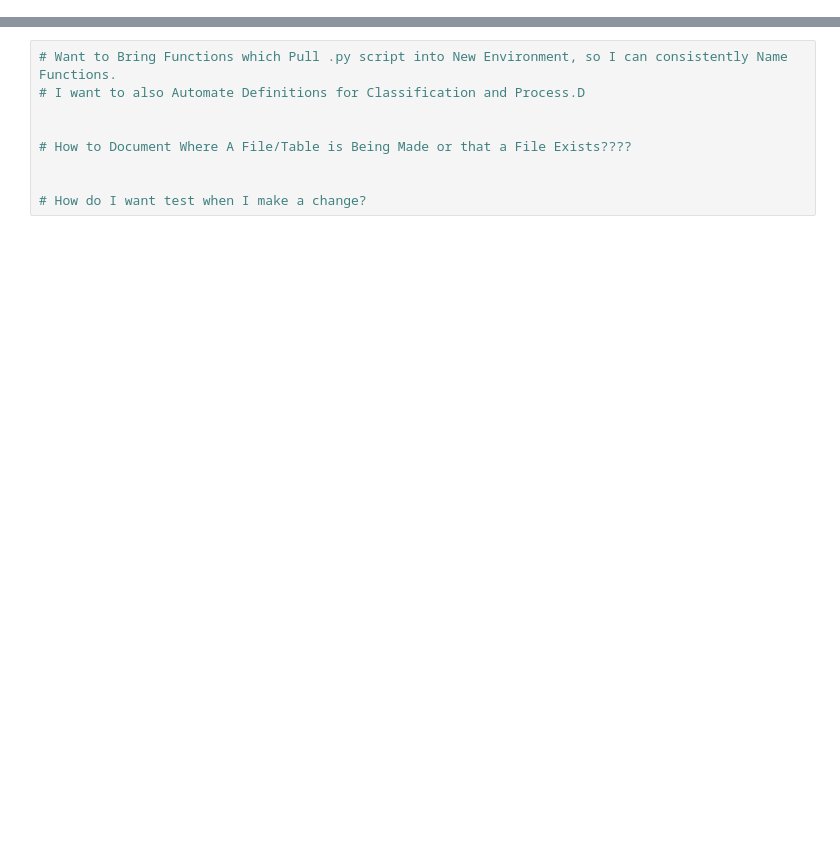
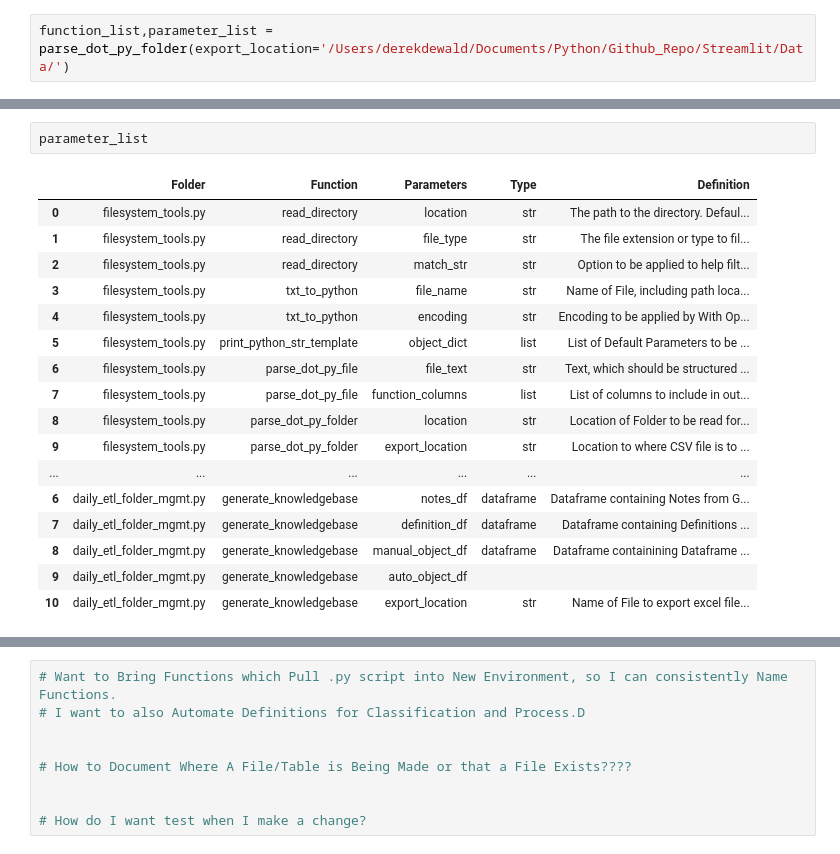
Before and after one commit to derek-dewald/Python_Tools, a Jupyter notebook: JupyterNotebooks/Delete.ipynb, the cells around one changed output, grey strips where cells are left out. Saved outputs shown, nothing was run; the diff lists cells and outputs as text; blank space fills up the shorter version.

```diff
--- a/JupyterNotebooks/Delete.ipynb
+++ b/JupyterNotebooks/Delete.ipynb
@@ -5,0 +31,2 @@ sys.path.append("/Users/derekdewald/Documents/Python/Github_Repo/d_py_functions"
+# %%
+function_list,parameter_list = parse_dot_py_folder(export_location='/Users/derekdewald/Documents/Python/Github_Repo/Streamlit/Data/')
@@ -6,3 +49,23 @@ sys.path.append("/Users/derekdewald/Documents/Python/Github_Repo/d_py_functions"
+# %%
+parameter_list
+# %% [output]
+|  | Folder | Function | Parameters | Type | Definition |
+| 0 | filesystem_tools.py | read_directory | location | str | The path to the directory. Defaul... |
+| 1 | filesystem_tools.py | read_directory | file_type | str | The file extension or type to fil... |
+| 2 | filesystem_tools.py | read_directory | match_str | str | Option to be applied to help filt... |
+| 3 | filesystem_tools.py | txt_to_python | file_name | str | Name of File, including path loca... |
+| 4 | filesystem_tools.py | txt_to_python | encoding | str | Encoding to be applied by With Op... |
+| 5 | filesystem_tools.py | print_python_str_template | object_dict | list | List of Default Parameters to be ... |
+| 6 | filesystem_tools.py | parse_dot_py_file | file_text | str | Text, which should be structured ... |
+| 7 | filesystem_tools.py | parse_dot_py_file | function_columns | list | List of columns to include in out... |
+| 8 | filesystem_tools.py | parse_dot_py_folder | location | str | Location of Folder to be read for... |
+| 9 | filesystem_tools.py | parse_dot_py_folder | export_location | str | Location to where CSV file is to ... |
+| ... | ... | ... | ... | ... | ... |
+| 6 | daily_etl_folder_mgmt.py | generate_knowledgebase | notes_df | dataframe | Dataframe containing Notes from G... |
+| 7 | daily_etl_folder_mgmt.py | generate_knowledgebase | definition_df | dataframe | Dataframe containing Definitions ... |
+| 8 | daily_etl_folder_mgmt.py | generate_knowledgebase | manual_object_df | dataframe | Dataframe containining Dataframe ... |
+| 9 | daily_etl_folder_mgmt.py | generate_knowledgebase | auto_object_df |  |  |
+| 10 | daily_etl_folder_mgmt.py | generate_knowledgebase | export_location | str | Name of File to export excel file... |
 # %%
 import os
 os.getcwd()
```
Also changed, not shown: parts of 14 cells of this notebook, 8 other files.
